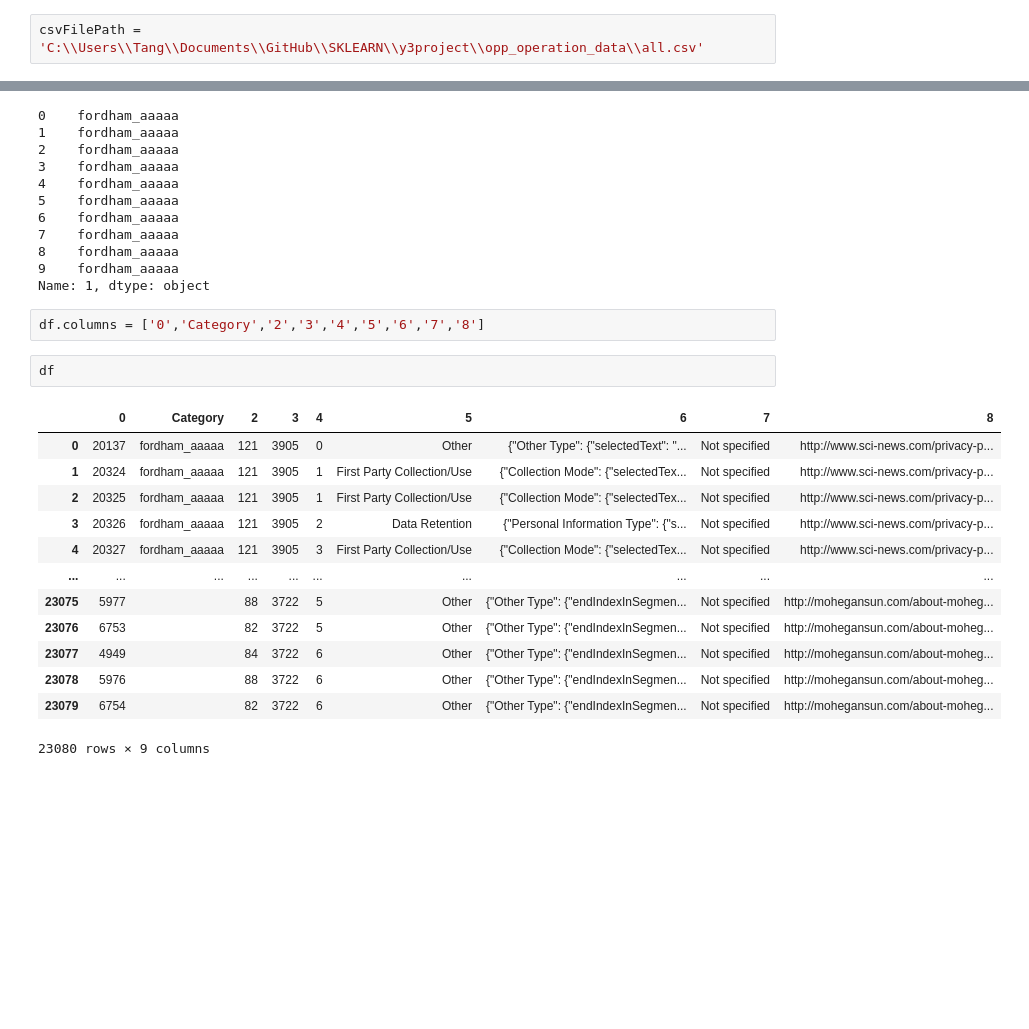
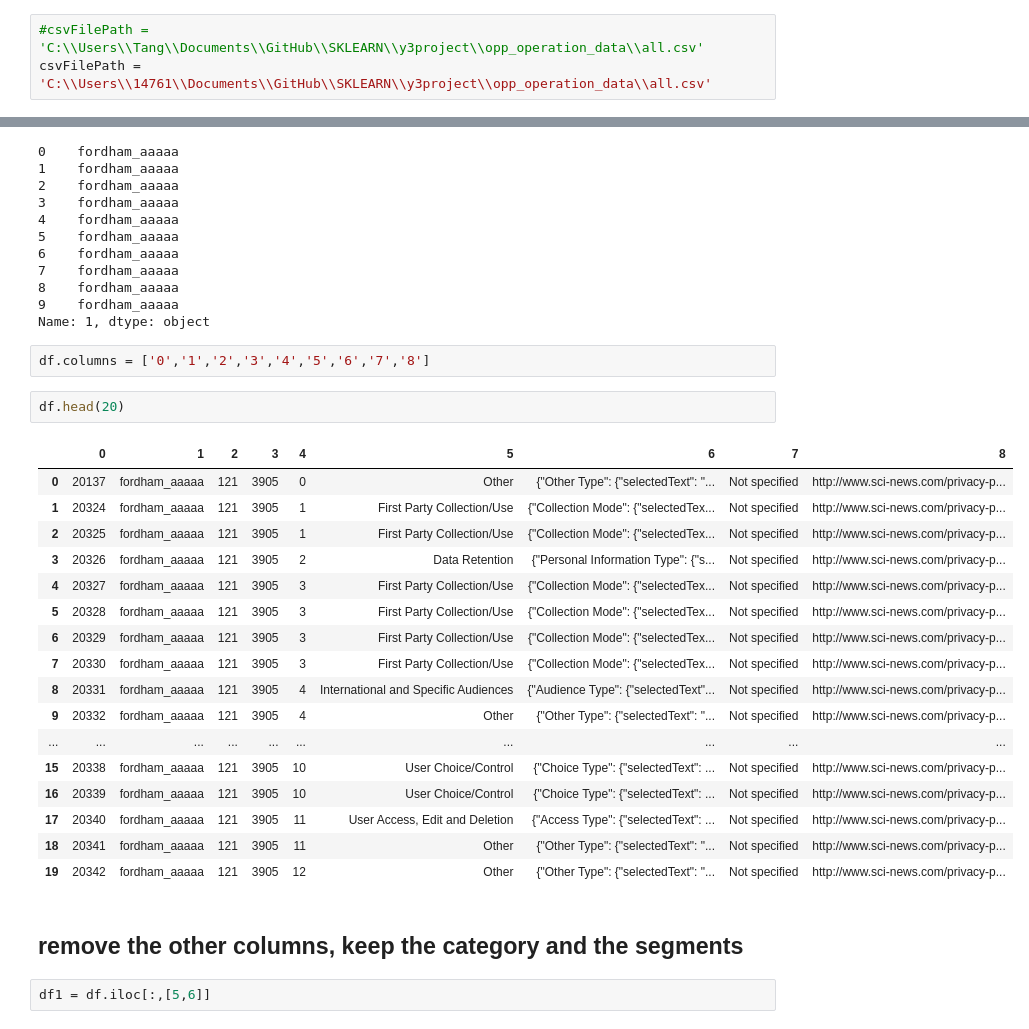
Before and after one commit to noobChengAK/SKLEARN, a Jupyter notebook: y3project/operation_all_csv .ipynb, the cells around one changed output, grey strips where cells are left out. Cells and saved outputs as stored; diff of their text form; blank space fills up the shorter version.

Commit message:
Update the step and operation
upload step.txt and opeartion_all_csv.ipynb

```diff
--- a/y3project/operation_all_csv .ipynb
+++ b/y3project/operation_all_csv .ipynb
@@ -3,7 +3,8 @@ import numpy as np
 import pandas as pd
 import os
 # %%
-csvFilePath = 'C:\\Users\\Tang\\Documents\\GitHub\\SKLEARN\\y3project\\opp_operation_data\\all.csv'
+#csvFilePath = 'C:\\Users\\Tang\\Documents\\GitHub\\SKLEARN\\y3project\\opp_operation_data\\all.csv'
+csvFilePath = 'C:\\Users\\14761\\Documents\\GitHub\\SKLEARN\\y3project\\opp_operation_data\\all.csv'
 # %%
 df = pd.read_csv(csvFilePath,header = None)
 df.head()
@@ -69,20 +75,28 @@ df[1].head(10)
 9    fordham_aaaaa
 Name: 1, dtype: object
 # %%
-df.columns = ['0','Category','2','3','4','5','6','7','8']
+df.columns = ['0','1','2','3','4','5','6','7','8']
 # %%
-df
+df.head(20)
 # %% [output]
-|  | 0 | Category | 2 | 3 | 4 | 5 | 6 | 7 | 8 |
+|  | 0 | 1 | 2 | 3 | 4 | 5 | 6 | 7 | 8 |
 | 0 | 20137 | fordham_aaaaa | 121 | 3905 | 0 | Other | {"Other Type": {"selectedText": "... | Not specified | http://www.sci-news.com/privacy-p... |
 | 1 | 20324 | fordham_aaaaa | 121 | 3905 | 1 | First Party Collection/Use | {"Collection Mode": {"selectedTex... | Not specified | http://www.sci-news.com/privacy-p... |
 | 2 | 20325 | fordham_aaaaa | 121 | 3905 | 1 | First Party Collection/Use | {"Collection Mode": {"selectedTex... | Not specified | http://www.sci-news.com/privacy-p... |
 | 3 | 20326 | fordham_aaaaa | 121 | 3905 | 2 | Data Retention | {"Personal Information Type": {"s... | Not specified | http://www.sci-news.com/privacy-p... |
 | 4 | 20327 | fordham_aaaaa | 121 | 3905 | 3 | First Party Collection/Use | {"Collection Mode": {"selectedTex... | Not specified | http://www.sci-news.com/privacy-p... |
+| 5 | 20328 | fordham_aaaaa | 121 | 3905 | 3 | First Party Collection/Use | {"Collection Mode": {"selectedTex... | Not specified | http://www.sci-news.com/privacy-p... |
+| 6 | 20329 | fordham_aaaaa | 121 | 3905 | 3 | First Party Collection/Use | {"Collection Mode": {"selectedTex... | Not specified | http://www.sci-news.com/privacy-p... |
+| 7 | 20330 | fordham_aaaaa | 121 | 3905 | 3 | First Party Collection/Use | {"Collection Mode": {"selectedTex... | Not specified | http://www.sci-news.com/privacy-p... |
+| 8 | 20331 | fordham_aaaaa | 121 | 3905 | 4 | International and Specific Audiences | {"Audience Type": {"selectedText"... | Not specified | http://www.sci-news.com/privacy-p... |
+| 9 | 20332 | fordham_aaaaa | 121 | 3905 | 4 | Other | {"Other Type": {"selectedText": "... | Not specified | http://www.sci-news.com/privacy-p... |
 | ... | ... | ... | ... | ... | ... | ... | ... | ... | ... |
-| 23075 | 5977 |  | 88 | 3722 | 5 | Other | {"Other Type": {"endIndexInSegmen... | Not specified | http://mohegansun.com/about-moheg... |
-| 23076 | 6753 |  | 82 | 3722 | 5 | Other | {"Other Type": {"endIndexInSegmen... | Not specified | http://mohegansun.com/about-moheg... |
-| 23077 | 4949 |  | 84 | 3722 | 6 | Other | {"Other Type": {"endIndexInSegmen... | Not specified | http://mohegansun.com/about-moheg... |
-| 23078 | 5976 |  | 88 | 3722 | 6 | Other | {"Other Type": {"endIndexInSegmen... | Not specified | http://mohegansun.com/about-moheg... |
-| 23079 | 6754 |  | 82 | 3722 | 6 | Other | {"Other Type": {"endIndexInSegmen... | Not specified | http://mohegansun.com/about-moheg... |
+| 15 | 20338 | fordham_aaaaa | 121 | 3905 | 10 | User Choice/Control | {"Choice Type": {"selectedText": ... | Not specified | http://www.sci-news.com/privacy-p... |
+| 16 | 20339 | fordham_aaaaa | 121 | 3905 | 10 | User Choice/Control | {"Choice Type": {"selectedText": ... | Not specified | http://www.sci-news.com/privacy-p... |
+| 17 | 20340 | fordham_aaaaa | 121 | 3905 | 11 | User Access, Edit and Deletion | {"Access Type": {"selectedText": ... | Not specified | http://www.sci-news.com/privacy-p... |
+| 18 | 20341 | fordham_aaaaa | 121 | 3905 | 11 | Other | {"Other Type": {"selectedText": "... | Not specified | http://www.sci-news.com/privacy-p... |
+| 19 | 20342 | fordham_aaaaa | 121 | 3905 | 12 | Other | {"Other Type": {"selectedText": "... | Not specified | http://www.sci-news.com/privacy-p... |
-23080 rows × 9 columns
+# %% [markdown]
+## remove the other columns, keep the category and the segments
+# %%
+df1 = df.iloc[:,[5,6]]
```
Also changed, not shown: parts of 5 cells of this notebook, 1 other file.
